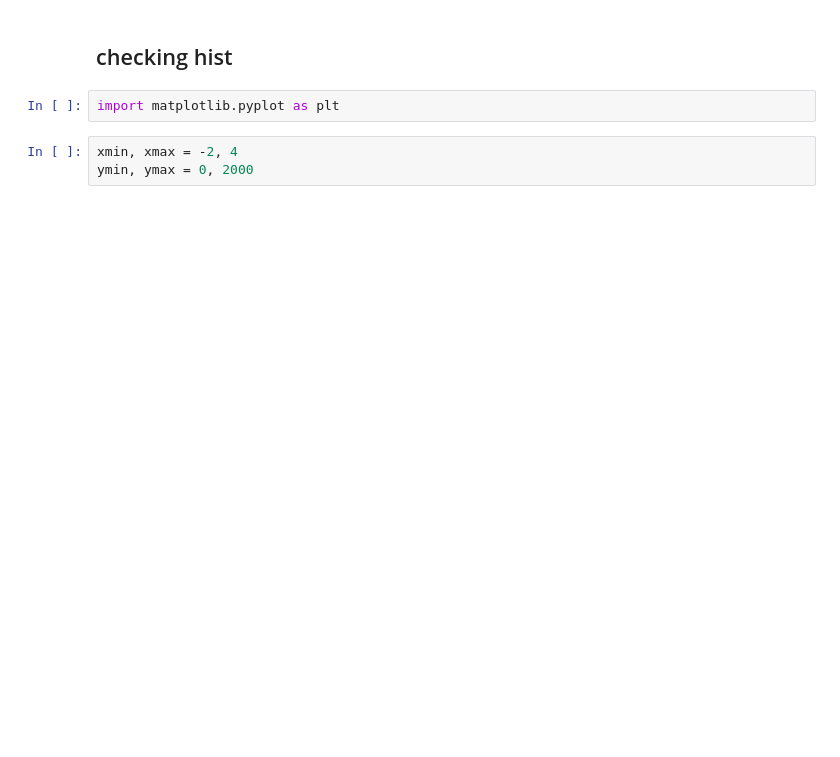
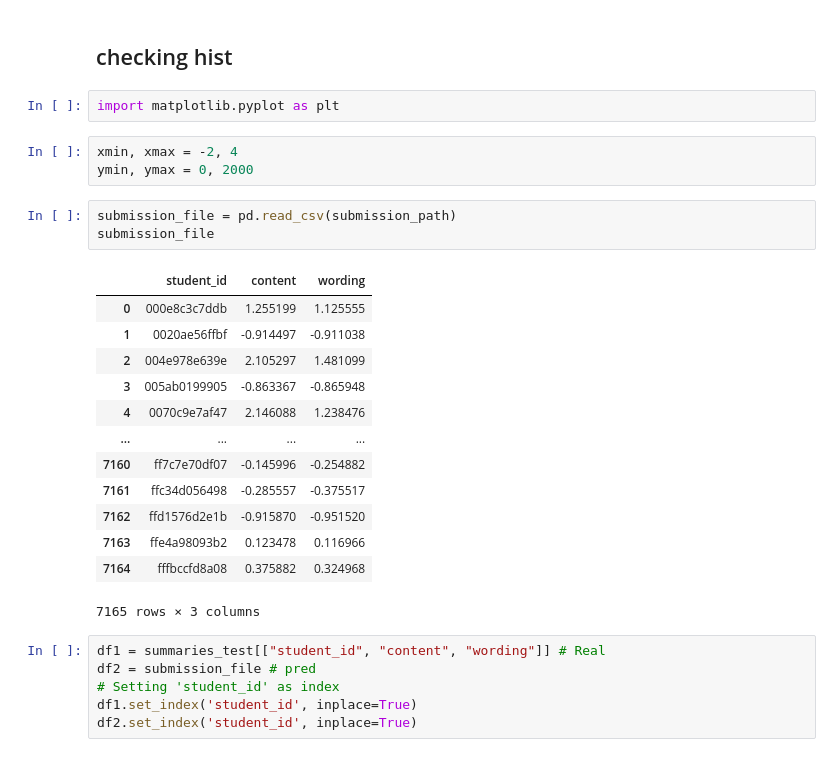
Before and after one commit to thibaud-perrin/commonlit-evaluate-student-summaries, a Jupyter notebook: Inference.ipynb, the cells around one changed output. Saved outputs shown, nothing was run; the diff lists cells and outputs as text; blank space fills up the shorter version.

```diff
--- a/Inference.ipynb
+++ b/Inference.ipynb
@@ -507,3 +687,26 @@ import matplotlib.pyplot as plt
 # %%
 xmin, xmax = -2, 4
 ymin, ymax = 0, 2000
+# %%
+submission_file = pd.read_csv(submission_path)
+submission_file
+# %% [output]
+|  | student_id | content | wording |
+| 0 | 000e8c3c7ddb | 1.255199 | 1.125555 |
+| 1 | 0020ae56ffbf | -0.914497 | -0.911038 |
+| 2 | 004e978e639e | 2.105297 | 1.481099 |
+| 3 | 005ab0199905 | -0.863367 | -0.865948 |
+| 4 | 0070c9e7af47 | 2.146088 | 1.238476 |
+| ... | ... | ... | ... |
+| 7160 | ff7c7e70df07 | -0.145996 | -0.254882 |
+| 7161 | ffc34d056498 | -0.285557 | -0.375517 |
+| 7162 | ffd1576d2e1b | -0.915870 | -0.951520 |
+| 7163 | ffe4a98093b2 | 0.123478 | 0.116966 |
+| 7164 | fffbccfd8a08 | 0.375882 | 0.324968 |
+7165 rows × 3 columns
+# %%
+df1 = summaries_test[["student_id", "content", "wording"]] # Real
+df2 = submission_file # pred
+# Setting 'student_id' as index
+df1.set_index('student_id', inplace=True)
+df2.set_index('student_id', inplace=True)
```
Also changed, not shown: parts of 33 cells of this notebook, 4 other files.
